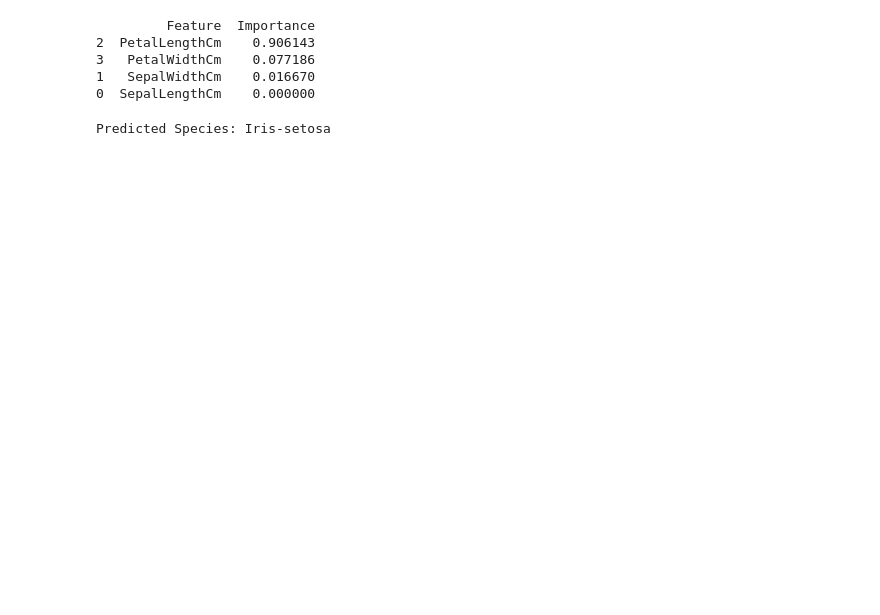
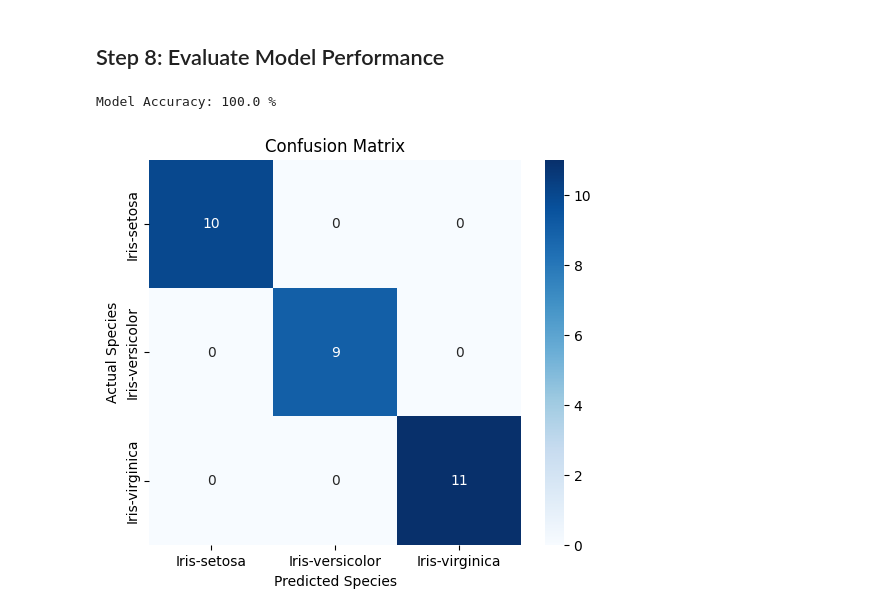
Before and after one commit to yoshidha30/OIBSIP, a Jupyter notebook: Task-1-Iris-Flower-Classification/iris_flower_classification.ipynb, the cells around one changed output. Cells and saved outputs as stored; diff of their text form; code cells hidden in the pictures; blank space fills up the shorter version.

```diff
--- a/Task-1-Iris-Flower-Classification/iris_flower_classification.ipynb
+++ b/Task-1-Iris-Flower-Classification/iris_flower_classification.ipynb
@@ -161,13 +191,9 @@ Accuracy: 1.0
 # %%
-from sklearn.metrics import confusion_matrix, ConfusionMatrixDisplay
-import matplotlib.pyplot as plt
+# Split the dataset into Training and Testing sets
 
-# Create confusion matrix
-cm = confusion_matrix(y_test, y_pred)
-
-# Display it
-disp = ConfusionMatrixDisplay(confusion_matrix=cm)
-disp.plot()
-
-plt.title("Confusion Matrix")
-plt.show()
+X_train, X_test, y_train, y_test = train_test_split(
+    X,
+    y,
+    test_size=0.2,
+    random_state=42
+)
@@ -221,36 +244,35 @@ Iris-versicolor       1.00      1.00      1.00         9
+# %% [markdown]
+## Step 8: Evaluate Model Performance
 # %%
-import pandas as pd
+# Calculate Model Accuracy
 
-importance = pd.DataFrame({
-    "Feature": X.columns,
-    "Importance": model.feature_importances_
-})
+accuracy = accuracy_score(y_test, y_pred)
 
-print(importance.sort_values(
-    by="Importance",
-    ascending=False
-))
+print("Model Accuracy:", round(accuracy * 100, 2), "%")
 # %% [output]
-         Feature  Importance
-2  PetalLengthCm    0.906143
-3   PetalWidthCm    0.077186
-1   SepalWidthCm    0.016670
-0  SepalLengthCm    0.000000
+Model Accuracy: 100.0 %
 # %%
-import pandas as pd
+# Display the Confusion Matrix
 
-sample = pd.DataFrame(
-    [[5.1, 3.5, 1.4, 0.2]],
-    columns=[
-        "SepalLengthCm",
-        "SepalWidthCm",
-        "PetalLengthCm",
-        "PetalWidthCm"
-    ]
+cm = confusion_matrix(y_test, y_pred)
+
+plt.figure(figsize=(6,5))
+
+sns.heatmap(
+    cm,
+    annot=True,
+    fmt="d",
+    cmap="Blues",
+    xticklabels=model.classes_,
+    yticklabels=model.classes_
 )
 
-prediction = model.predict(sample)
+plt.title("Confusion Matrix")
 
-print("Predicted Species:", prediction[0])
+plt.xlabel("Predicted Species")
+
+plt.ylabel("Actual Species")
+
+plt.show()
 # %% [output]
-Predicted Species: Iris-setosa
+[figure, added]
```
Also changed, not shown: parts of 35 cells of this notebook.
